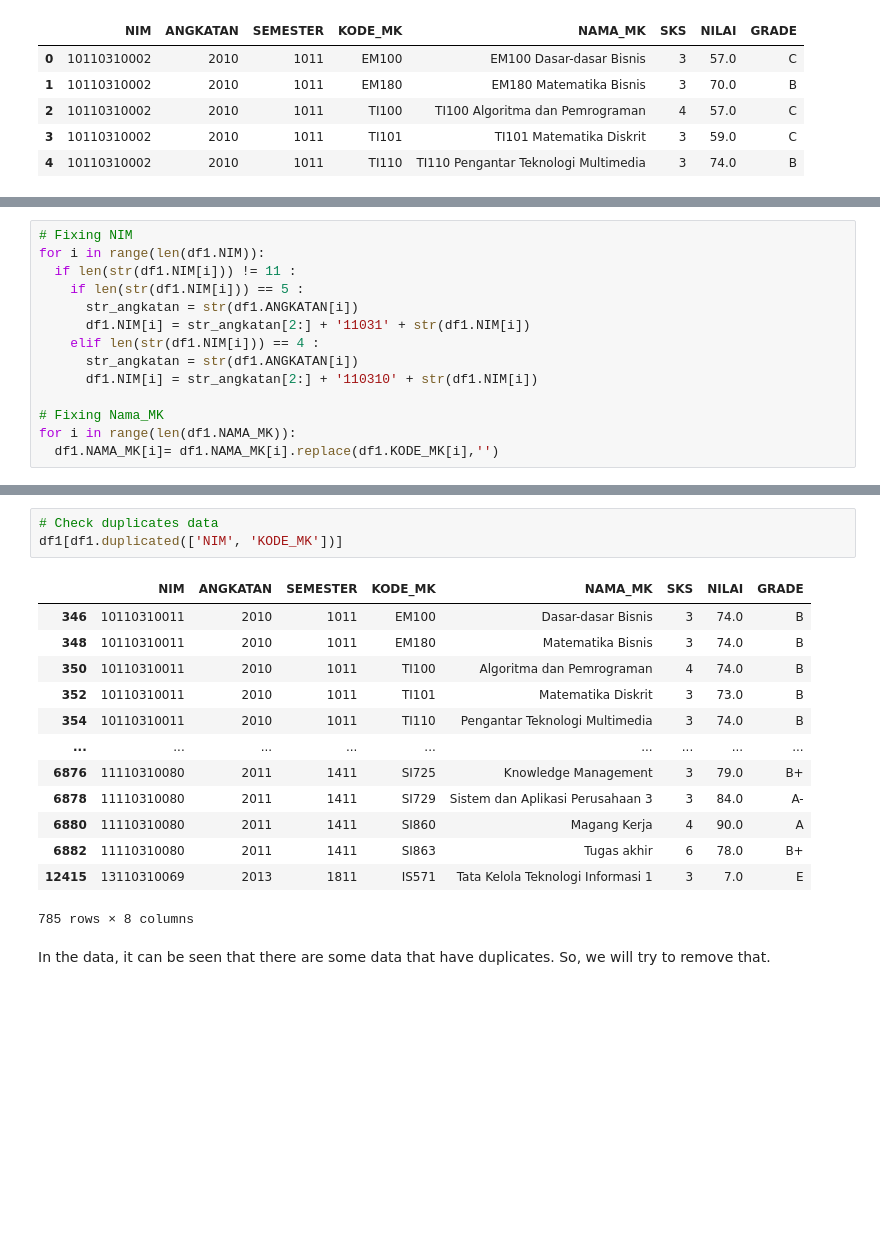
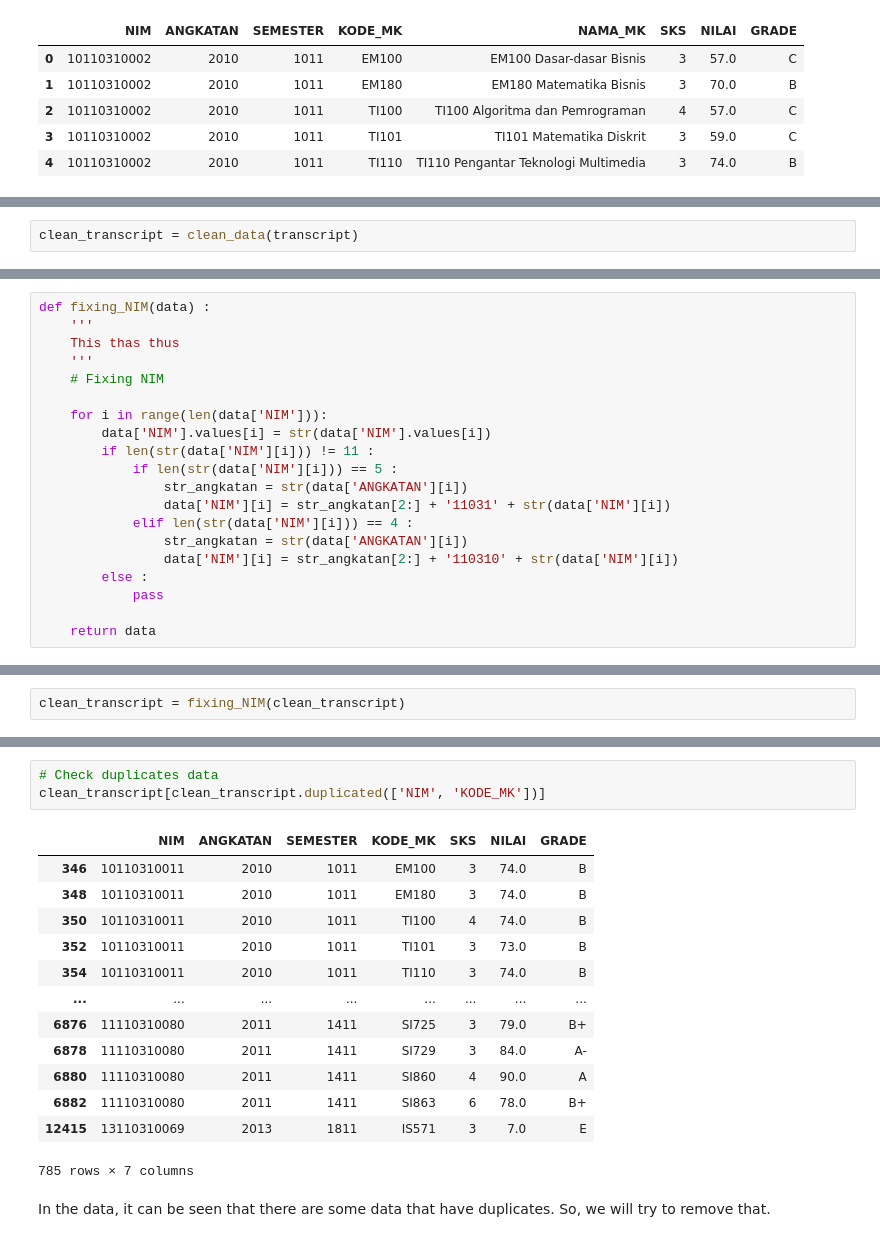
Before and after one commit to fchrzlka/ISFEST-2022, a Jupyter notebook: ConfusedTeens_Coding.ipynb, the cells around one changed output, grey strips where cells are left out. Cells and saved outputs as stored; diff of their text form; blank space fills up the shorter version.

Commit message:
Data Preparation

```diff
--- a/ConfusedTeens_Coding.ipynb
+++ b/ConfusedTeens_Coding.ipynb
@@ -164,0 +119,2 @@ Amati, dari bagian preview data dapat dilihat bawa untuk kolom NIM terdapat NIM
+# %%
+clean_transcript = clean_data(transcript)
@@ -165,14 +123,20 @@ Amati, dari bagian preview data dapat dilihat bawa untuk kolom NIM terdapat NIM
 # %%
-# Fixing NIM
-for i in range(len(df1.NIM)):
-  if len(str(df1.NIM[i])) != 11 :
-    if len(str(df1.NIM[i])) == 5 :
-      str_angkatan = str(df1.ANGKATAN[i])
-      df1.NIM[i] = str_angkatan[2:] + '11031' + str(df1.NIM[i])
-    elif len(str(df1.NIM[i])) == 4 :
-      str_angkatan = str(df1.ANGKATAN[i])
-      df1.NIM[i] = str_angkatan[2:] + '110310' + str(df1.NIM[i])
+def fixing_NIM(data) :
+    '''
+    This thas thus
+    '''
+    # Fixing NIM
 
-# Fixing Nama_MK
-for i in range(len(df1.NAMA_MK)):
-  df1.NAMA_MK[i]= df1.NAMA_MK[i].replace(df1.KODE_MK[i],'')
+    for i in range(len(data['NIM'])):
+        data['NIM'].values[i] = str(data['NIM'].values[i])
+        if len(str(data['NIM'][i])) != 11 :
+            if len(str(data['NIM'][i])) == 5 :
+                str_angkatan = str(data['ANGKATAN'][i])
+                data['NIM'][i] = str_angkatan[2:] + '11031' + str(data['NIM'][i])
+            elif len(str(data['NIM'][i])) == 4 :
+                str_angkatan = str(data['ANGKATAN'][i])
+                data['NIM'][i] = str_angkatan[2:] + '110310' + str(data['NIM'][i])
+        else :
+            pass
+
+    return data
@@ -213,0 +143,2 @@ df1.tail()
+# %%
+clean_transcript = fixing_NIM(clean_transcript)
@@ -214,20 +162,20 @@ df1.tail()
 # %%
 # Check duplicates data
-df1[df1.duplicated(['NIM', 'KODE_MK'])]
+clean_transcript[clean_transcript.duplicated(['NIM', 'KODE_MK'])]
 # %% [output]
-|  | NIM | ANGKATAN | SEMESTER | KODE_MK | NAMA_MK | SKS | NILAI | GRADE |
-| 346 | 10110310011 | 2010 | 1011 | EM100 | Dasar-dasar Bisnis | 3 | 74.0 | B |
-| 348 | 10110310011 | 2010 | 1011 | EM180 | Matematika Bisnis | 3 | 74.0 | B |
-| 350 | 10110310011 | 2010 | 1011 | TI100 | Algoritma dan Pemrograman | 4 | 74.0 | B |
-| 352 | 10110310011 | 2010 | 1011 | TI101 | Matematika Diskrit | 3 | 73.0 | B |
-| 354 | 10110310011 | 2010 | 1011 | TI110 | Pengantar Teknologi Multimedia | 3 | 74.0 | B |
-| ... | ... | ... | ... | ... | ... | ... | ... | ... |
-| 6876 | 11110310080 | 2011 | 1411 | SI725 | Knowledge Management | 3 | 79.0 | B+ |
-| 6878 | 11110310080 | 2011 | 1411 | SI729 | Sistem dan Aplikasi Perusahaan 3 | 3 | 84.0 | A- |
-| 6880 | 11110310080 | 2011 | 1411 | SI860 | Magang Kerja | 4 | 90.0 | A |
-| 6882 | 11110310080 | 2011 | 1411 | SI863 | Tugas akhir | 6 | 78.0 | B+ |
-| 12415 | 13110310069 | 2013 | 1811 | IS571 | Tata Kelola Teknologi Informasi 1 | 3 | 7.0 | E |
+|  | NIM | ANGKATAN | SEMESTER | KODE_MK | SKS | NILAI | GRADE |
+| 346 | 10110310011 | 2010 | 1011 | EM100 | 3 | 74.0 | B |
+| 348 | 10110310011 | 2010 | 1011 | EM180 | 3 | 74.0 | B |
+| 350 | 10110310011 | 2010 | 1011 | TI100 | 4 | 74.0 | B |
+| 352 | 10110310011 | 2010 | 1011 | TI101 | 3 | 73.0 | B |
+| 354 | 10110310011 | 2010 | 1011 | TI110 | 3 | 74.0 | B |
+| ... | ... | ... | ... | ... | ... | ... | ... |
+| 6876 | 11110310080 | 2011 | 1411 | SI725 | 3 | 79.0 | B+ |
+| 6878 | 11110310080 | 2011 | 1411 | SI729 | 3 | 84.0 | A- |
+| 6880 | 11110310080 | 2011 | 1411 | SI860 | 4 | 90.0 | A |
+| 6882 | 11110310080 | 2011 | 1411 | SI863 | 6 | 78.0 | B+ |
+| 12415 | 13110310069 | 2013 | 1811 | IS571 | 3 | 7.0 | E |
-785 rows × 8 columns
+785 rows × 7 columns
 # %% [markdown]
 In the data, it can be seen that there are some data that have duplicates. So, we will try to remove that.
 # %%
```
Also changed, not shown: parts of 22 cells of this notebook.
